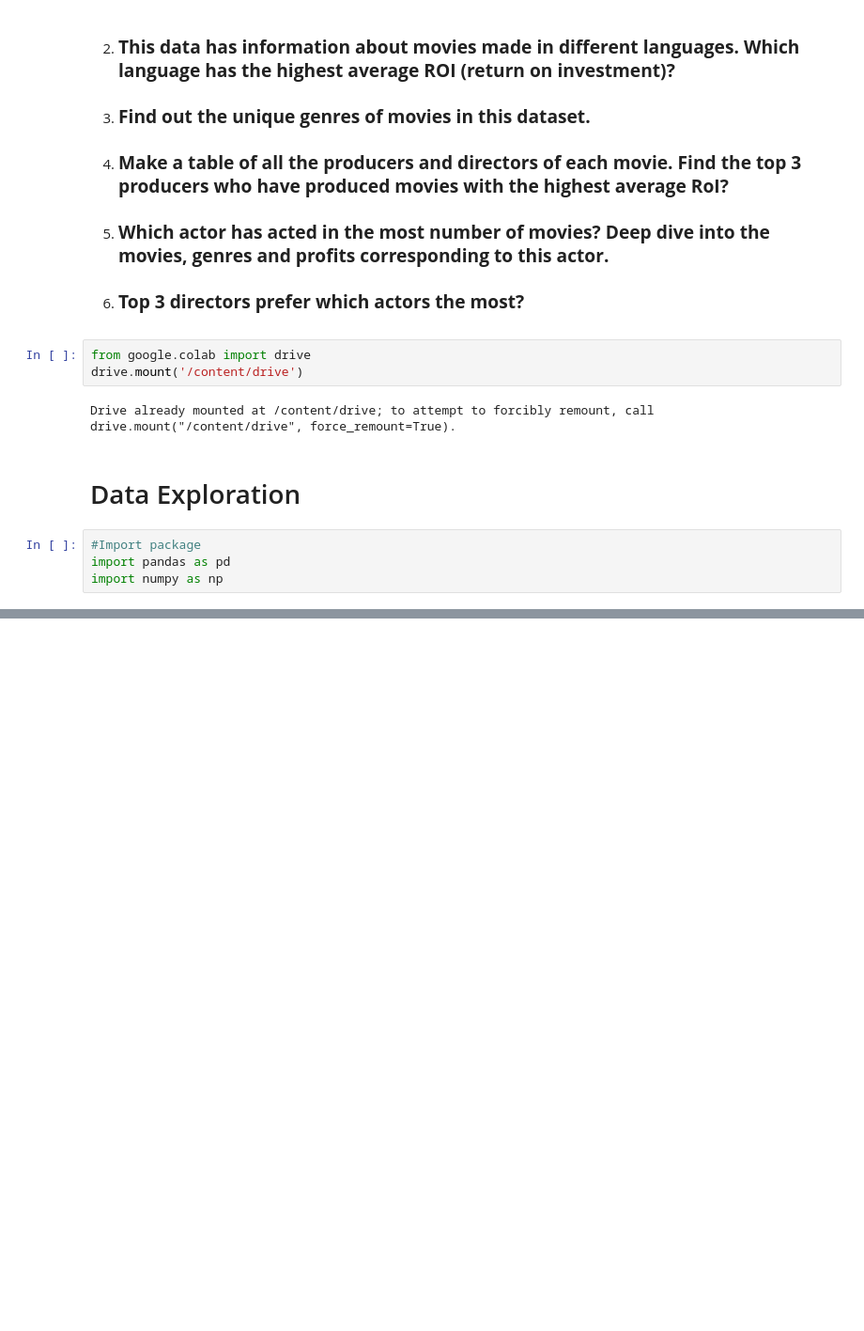
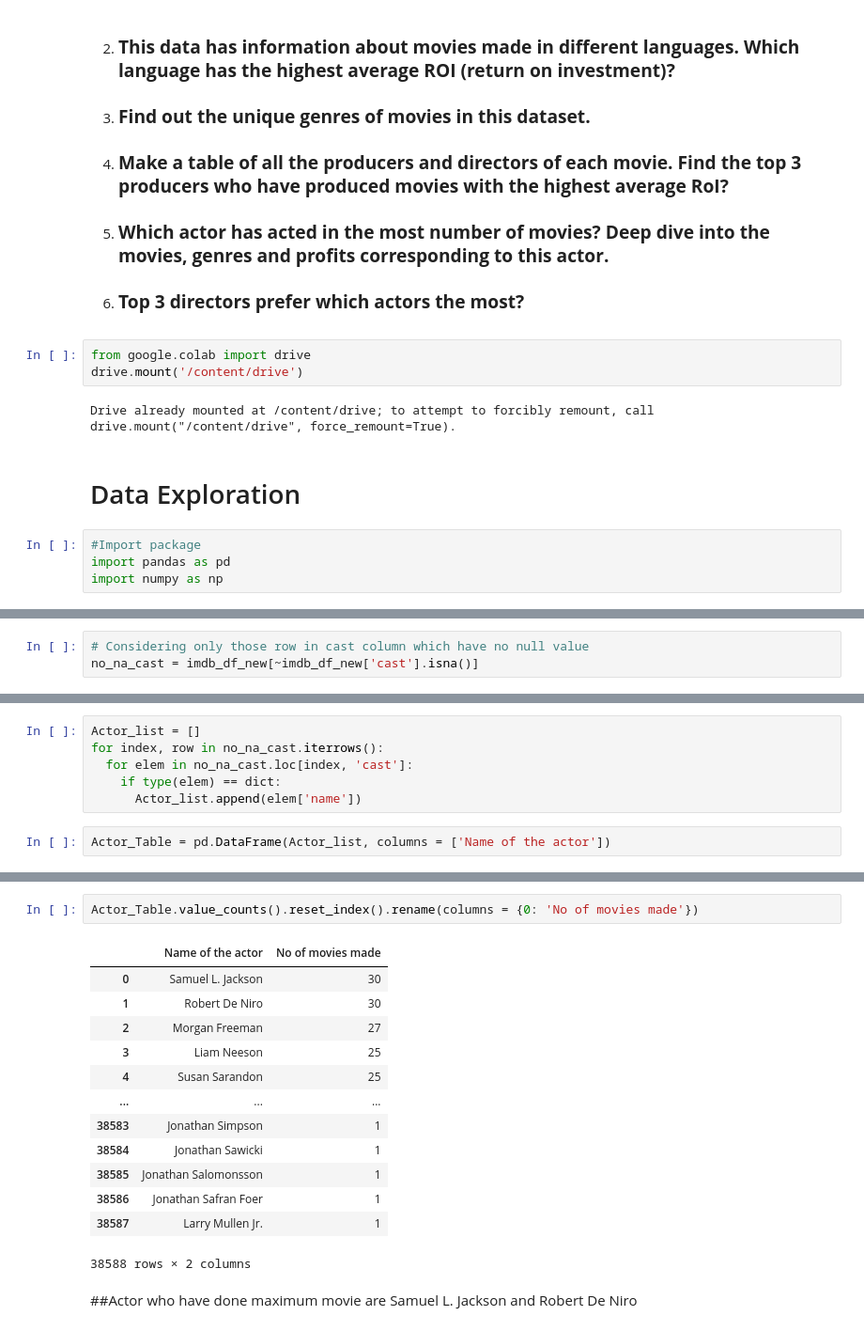
Before and after one commit to shubham1894/Data-Science-Portfolio, a Jupyter notebook: EDA Imdb Dataset/EDA_on_IMDB_Dataset.ipynb, the cells around one changed output, grey strips where cells are left out. Shown: that part at 94% size. Saved outputs shown, nothing was run; the diff lists cells and outputs as text; blank space fills up the shorter version.

Commit message:
EDA on IMDB Dataset commit

```diff
--- a/EDA Imdb Dataset/EDA_on_IMDB_Dataset.ipynb
+++ b/EDA Imdb Dataset/EDA_on_IMDB_Dataset.ipynb
@@ -521,0 +395,3 @@ df3.head(3)
+# %%
+# Considering only those row in cast column which have no null value
+no_na_cast = imdb_df_new[~imdb_df_new['cast'].isna()]
@@ -521,0 +402,8 @@ df3.head(3)
+# %%
+Actor_list = []
+for index, row in no_na_cast.iterrows():
+  for elem in no_na_cast.loc[index, 'cast']:
+    if type(elem) == dict:
+      Actor_list.append(elem['name'])
+# %%
+Actor_Table = pd.DataFrame(Actor_list, columns = ['Name of the actor'])
@@ -521,0 +419,18 @@ df3.head(3)
+# %%
+Actor_Table.value_counts().reset_index().rename(columns = {0: 'No of movies made'})
+# %% [output]
+|  | Name of the actor | No of movies made |
+| 0 | Samuel L. Jackson | 30 |
+| 1 | Robert De Niro | 30 |
+| 2 | Morgan Freeman | 27 |
+| 3 | Liam Neeson | 25 |
+| 4 | Susan Sarandon | 25 |
+| ... | ... | ... |
+| 38583 | Jonathan Simpson | 1 |
+| 38584 | Jonathan Sawicki | 1 |
+| 38585 | Jonathan Salomonsson | 1 |
+| 38586 | Jonathan Safran Foer | 1 |
+| 38587 | Larry Mullen Jr. | 1 |
+38588 rows × 2 columns
+# %% [markdown]
+##Actor who have done maximum movie are Samuel L. Jackson and Robert De Niro
```
Also changed, not shown: parts of 145 cells of this notebook.
